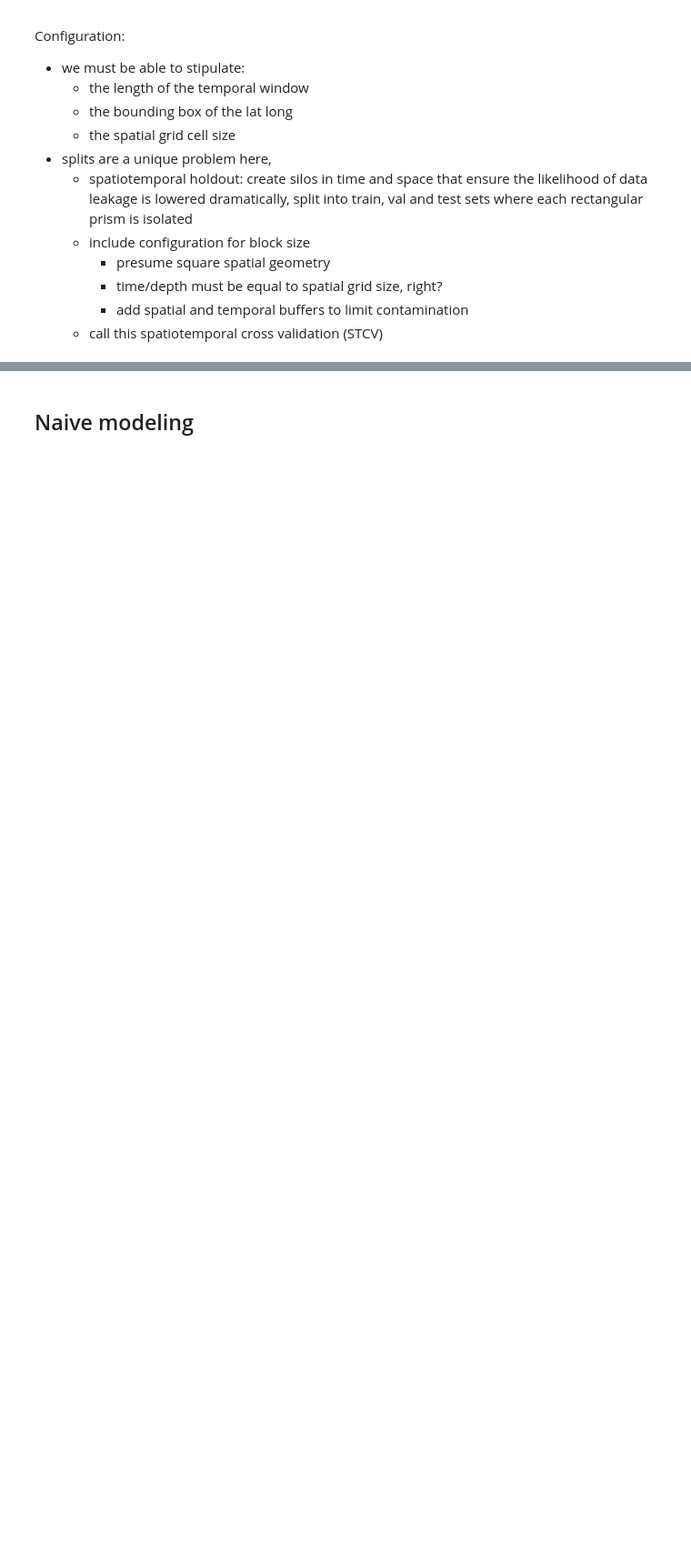
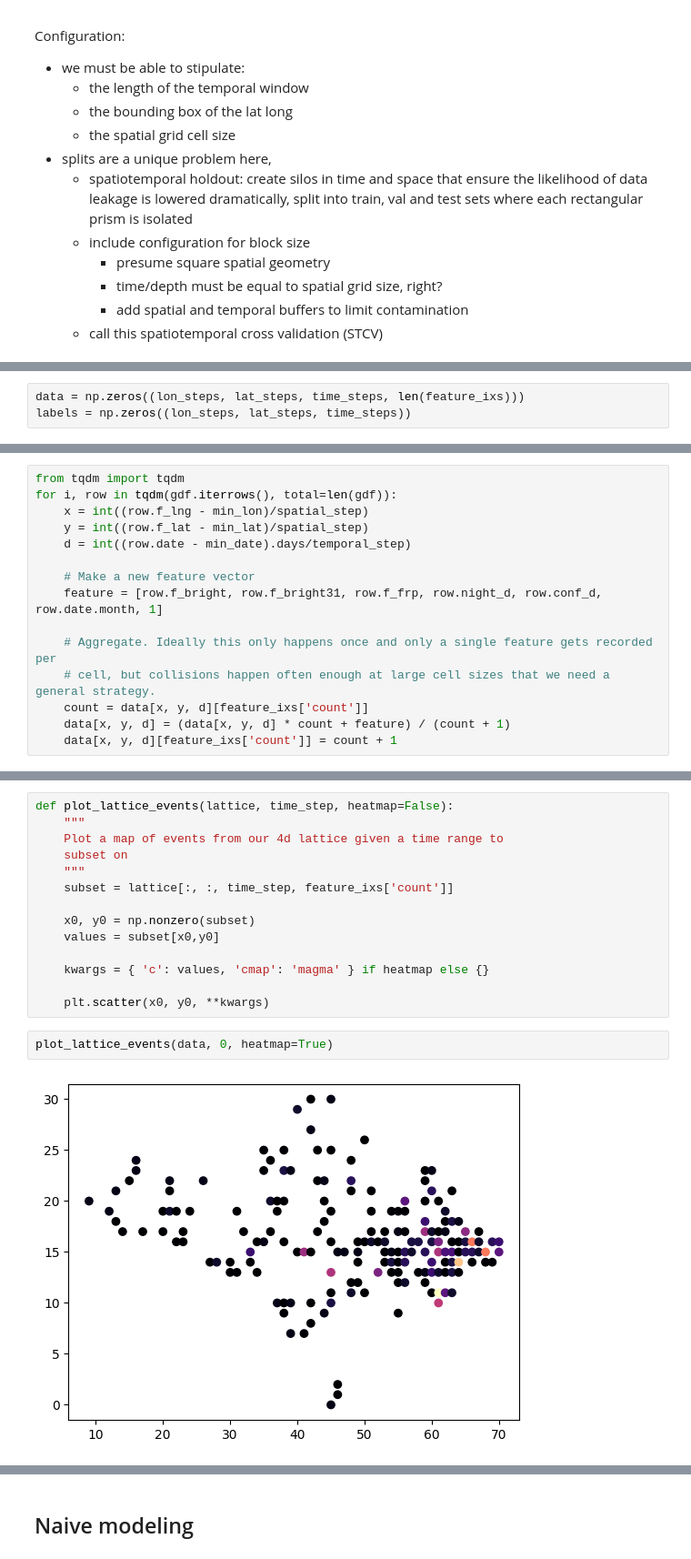
Before and after one commit to auto-d/flashpoint-detector, a Jupyter notebook: notebooks/eda.ipynb, the cells around one changed output, grey strips where cells are left out. Shown at 91% size. Cells and saved outputs as stored; diff of their text form; blank space fills up the shorter version.

```diff
--- a/notebooks/eda.ipynb
+++ b/notebooks/eda.ipynb
@@ -376,0 +518,3 @@ Configuration:
+# %%
+data = np.zeros((lon_steps, lat_steps, time_steps, len(feature_ixs)))
+labels = np.zeros((lon_steps, lat_steps, time_steps))
@@ -376,0 +528,15 @@ Configuration:
+# %%
+from tqdm import tqdm
+for i, row in tqdm(gdf.iterrows(), total=len(gdf)):
+    x = int((row.f_lng - min_lon)/spatial_step)
+    y = int((row.f_lat - min_lat)/spatial_step)
+    d = int((row.date - min_date).days/temporal_step)
+
+    # Make a new feature vector
+    feature = [row.f_bright, row.f_bright31, row.f_frp, row.night_d, row.conf_d, row.date.month, 1]
+
+    # Aggregate. Ideally this only happens once and only a single feature gets recorded per
+    # cell, but collisions happen often enough at large cell sizes that we need a general strategy.
+    count = data[x, y, d][feature_ixs['count']]
+    data[x, y, d] = (data[x, y, d] * count + feature) / (count + 1)
+    data[x, y, d][feature_ixs['count']] = count + 1
@@ -376,0 +549,18 @@ Configuration:
+# %%
+def plot_lattice_events(lattice, time_step, heatmap=False):
+    """
+    Plot a map of events from our 4d lattice given a time range to
+    subset on
+    """
+    subset = lattice[:, :, time_step, feature_ixs['count']]
+
+    x0, y0 = np.nonzero(subset)
+    values = subset[x0,y0]
+
+    kwargs = { 'c': values, 'cmap': 'magma' } if heatmap else {}
+
+    plt.scatter(x0, y0, **kwargs)
+# %%
+plot_lattice_events(data, 0, heatmap=True)
+# %% [output]
+[figure, added]
```
Also changed, not shown: parts of 26 cells of this notebook.
